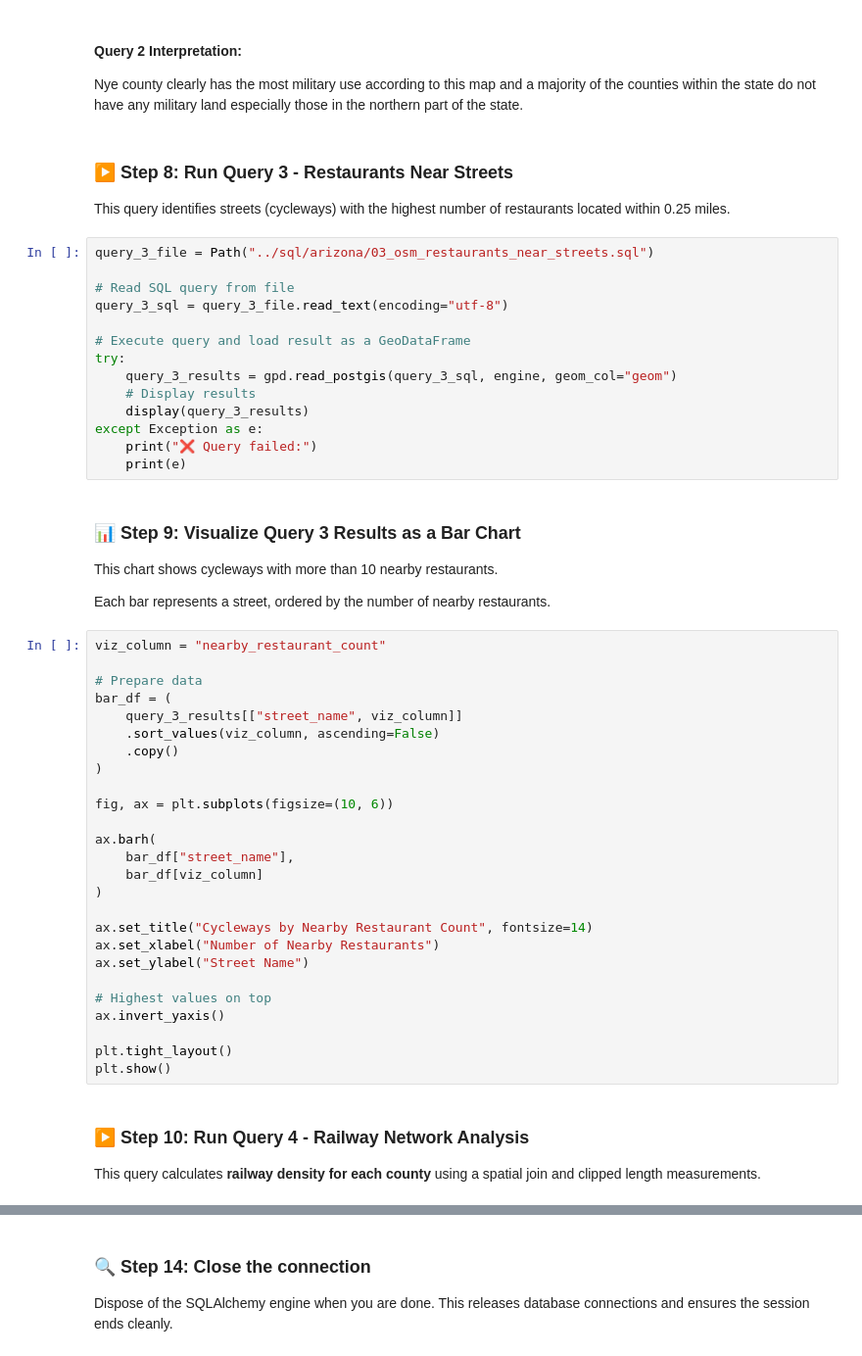
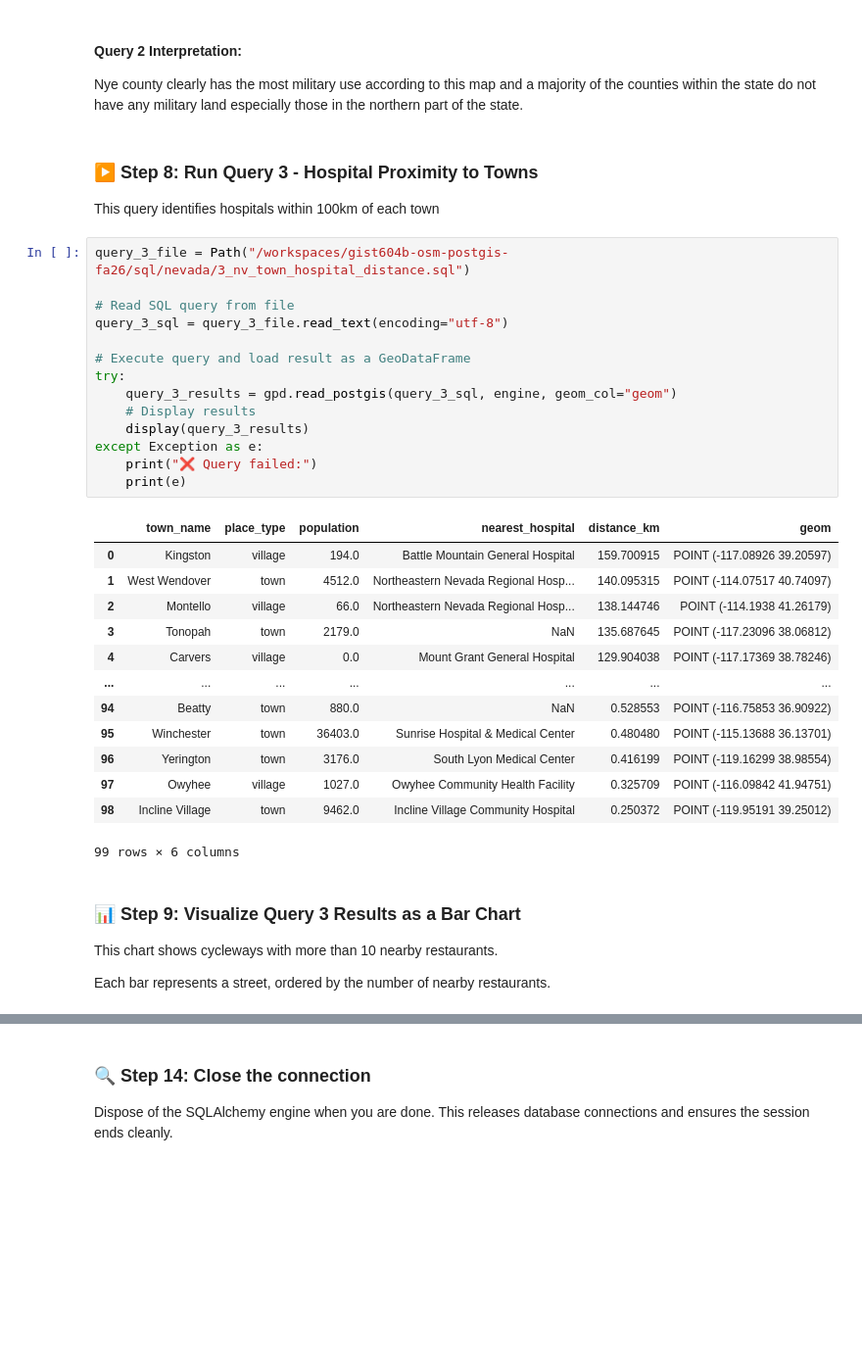
Before and after one commit to irenebdickinson/gist604b-osm-postgis-fa26, a Jupyter notebook: notebooks/osm_postgis_diy_nevada.ipynb, the cells around one changed output, grey strips where cells are left out. Shown at 98% size. Cells and saved outputs as stored; diff of their text form; blank space fills up the shorter version.

```diff
--- a/notebooks/osm_postgis_diy_nevada.ipynb
+++ b/notebooks/osm_postgis_diy_nevada.ipynb
@@ -233,56 +233,40 @@ plt.show()
 #### Query 2 Interpretation:
  Nye county clearly has the most military use according to this map and a majority of the counties within the state do not have any military land especially those in the northern part of the state.
 # %% [markdown]
-### ▶️ Step 8: Run Query 3 - Restaurants Near Streets
+### ▶️ Step 8: Run Query 3 - Hospital Proximity to Towns
 
-This query identifies streets (cycleways) with the highest number of restaurants located within 0.25 miles.
+This query identifies hospitals within 100km of each town
 # %%
-query_3_file = Path("../sql/arizona/03_osm_restaurants_near_streets.sql")
+query_3_file = Path("/workspaces/gist604b-osm-postgis-fa26/sql/nevada/3_nv_town_hospital_distance.sql")
 
 # Read SQL query from file
 query_3_sql = query_3_file.read_text(encoding="utf-8")
 
 # Execute query and load result as a GeoDataFrame
 try:
     query_3_results = gpd.read_postgis(query_3_sql, engine, geom_col="geom")
     # Display results
     display(query_3_results)
 except Exception as e:
     print("❌ Query failed:")
     print(e)
+# %% [output]
+|  | town_name | place_type | population | nearest_hospital | distance_km | geom |
+| 0 | Kingston | village | 194.0 | Battle Mountain General Hospital | 159.700915 | POINT (-117.08926 39.20597) |
+| 1 | West Wendover | town | 4512.0 | Northeastern Nevada Regional Hosp... | 140.095315 | POINT (-114.07517 40.74097) |
+| 2 | Montello | village | 66.0 | Northeastern Nevada Regional Hosp... | 138.144746 | POINT (-114.1938 41.26179) |
+| 3 | Tonopah | town | 2179.0 | NaN | 135.687645 | POINT (-117.23096 38.06812) |
+| 4 | Carvers | village | 0.0 | Mount Grant General Hospital | 129.904038 | POINT (-117.17369 38.78246) |
+| ... | ... | ... | ... | ... | ... | ... |
+| 94 | Beatty | town | 880.0 | NaN | 0.528553 | POINT (-116.75853 36.90922) |
+| 95 | Winchester | town | 36403.0 | Sunrise Hospital & Medical Center | 0.480480 | POINT (-115.13688 36.13701) |
+| 96 | Yerington | town | 3176.0 | South Lyon Medical Center | 0.416199 | POINT (-119.16299 38.98554) |
+| 97 | Owyhee | village | 1027.0 | Owyhee Community Health Facility | 0.325709 | POINT (-116.09842 41.94751) |
+| 98 | Incline Village | town | 9462.0 | Incline Village Community Hospital | 0.250372 | POINT (-119.95191 39.25012) |
+99 rows × 6 columns
 # %% [markdown]
 ### 📊 Step 9: Visualize Query 3 Results as a Bar Chart
 
 This chart shows cycleways with more than 10 nearby restaurants.
 
 Each bar represents a street, ordered by the number of nearby restaurants.
-# %%
-viz_column = "nearby_restaurant_count"
-
-# Prepare data
-bar_df = (
-    query_3_results[["street_name", viz_column]]
-    .sort_values(viz_column, ascending=False)
-    .copy()
-)
-
-fig, ax = plt.subplots(figsize=(10, 6))
-
-ax.barh(
-    bar_df["street_name"],
-    bar_df[viz_column]
-)
-
-ax.set_title("Cycleways by Nearby Restaurant Count", fontsize=14)
-ax.set_xlabel("Number of Nearby Restaurants")
-ax.set_ylabel("Street Name")
-
-# Highest values on top
-ax.invert_yaxis()
-
-plt.tight_layout()
-plt.show()
-# %% [markdown]
-### ▶️ Step 10: Run Query 4 - Railway Network Analysis
-
-This query calculates **railway density for each county** using a spatial join and clipped length measurements.
```
Also changed, not shown: parts of 9 cells of this notebook.
